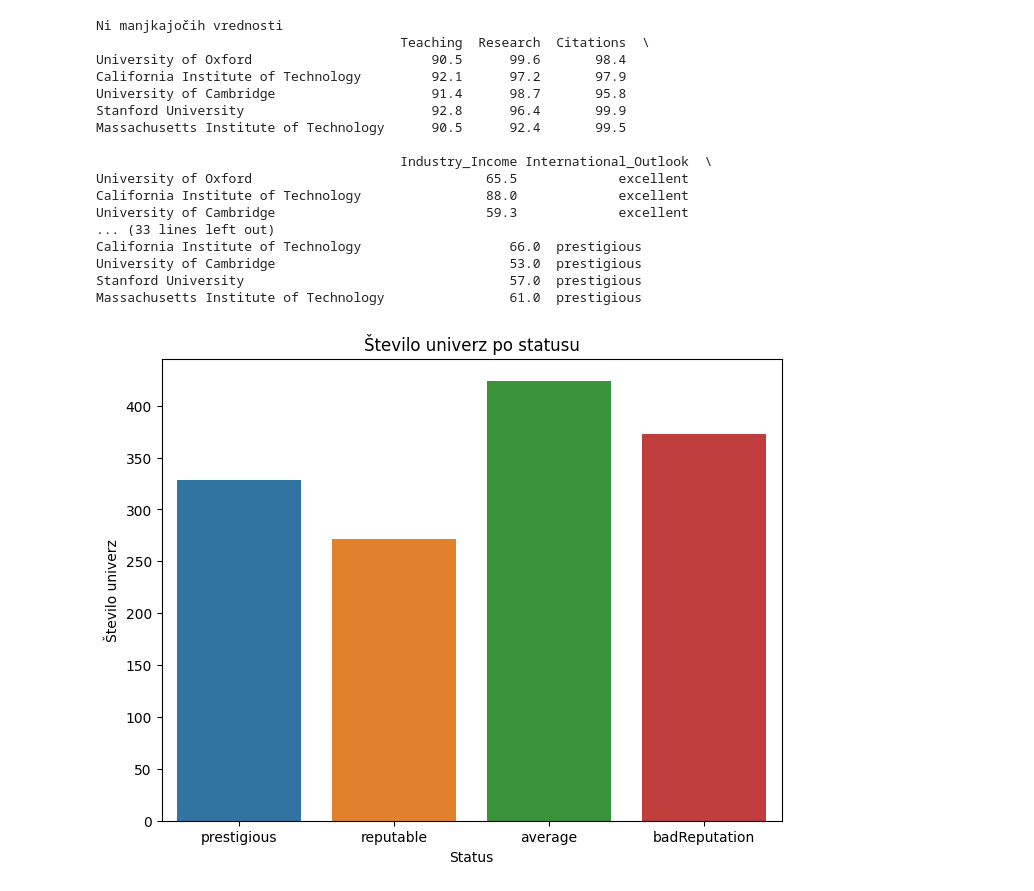
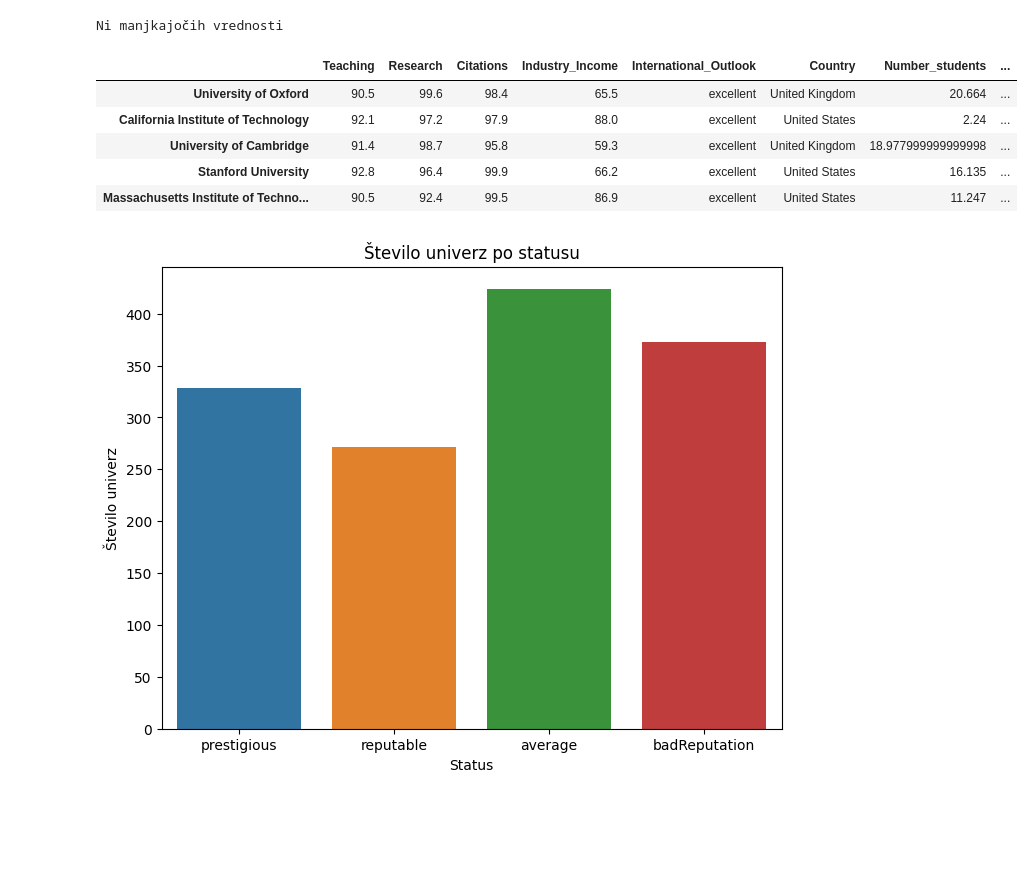
Before and after one commit to klarcika/TZ, a Jupyter notebook: Naloga4.ipynb, the cells around one changed output. Cells and saved outputs as stored; diff of their text form; code cells hidden in the pictures; blank space fills up the shorter version.

```diff
--- a/Naloga4.ipynb
+++ b/Naloga4.ipynb
@@ -19,42 +19,32 @@ df[kategoricni]= najpogostejsi.fit_transform(df[kategoricni])
 # %%
 # 1. Ustvarite nov stolpec Status. Vse univerzitete, ki imajo Rank:
 # manjši od 200, naj imajo status prestigious (prestižne),
 # večji od 200 in manjši od 300, naj imajo status reputable (ugledne),
 # večji od 300 in manjši od 430, naj imajo status average (povprečne),
 # večji od 430, naj imajo status badReputation (slab sloves).
 # Pazite da zajamete tudi mejne vrednosti. Na koncu preverite, da ne obstajajo nobene manjkajoče vrednosti. Izpišite prvih 5 vrstic.
 
 df['Status'] = pd.cut(df['Rank'],
                       bins=[0, 200, 300, 430, df['Rank'].max()],
                       labels=['prestigious', 'reputable', 'average', 'badReputation'],
                       include_lowest=True)
 
 # Preverite, če obstajajo manjkajoče vrednosti
 if df['Status'].isnull().any():
     print("manjkajoce vrednosti.")
 else:
     print("Ni manjkajočih vrednosti")
 
 # Izpišite prvih 5 vrstic
-print(df.head())
+df.head()
 # %% [output]
 Ni manjkajočih vrednosti
-                                       Teaching  Research  Citations  \
-University of Oxford                       90.5      99.6       98.4
-California Institute of Technology         92.1      97.2       97.9
-University of Cambridge                    91.4      98.7       95.8
-Stanford University                        92.8      96.4       99.9
-Massachusetts Institute of Technology      90.5      92.4       99.5
-
-                                       Industry_Income International_Outlook  \
-University of Oxford                              65.5             excellent
-California Institute of Technology                88.0             excellent
-University of Cambridge                           59.3             excellent
-... (33 lines left out)
-California Institute of Technology                   66.0  prestigious
-University of Cambridge                              53.0  prestigious
-Stanford University                                  57.0  prestigious
-Massachusetts Institute of Technology                61.0  prestigious
+|  | Teaching | Research | Citations | Industry_Income | International_Outlook | Country | Number_students | ... |
+| University of Oxford | 90.5 | 99.6 | 98.4 | 65.5 | excellent | United Kingdom | 20.664 | ... |
+| California Institute of Technology | 92.1 | 97.2 | 97.9 | 88.0 | excellent | United States | 2.24 | ... |
+| University of Cambridge | 91.4 | 98.7 | 95.8 | 59.3 | excellent | United Kingdom | 18.977999999999998 | ... |
+| Stanford University | 92.8 | 96.4 | 99.9 | 66.2 | excellent | United States | 16.135 | ... |
+| Massachusetts Institute of Techno... | 90.5 | 92.4 | 99.5 | 86.9 | excellent | United States | 11.247 | ... |
 # %%
 # 2. Izrišite graf, ki bo prikazoval, koliko je univerz s posameznim statusom.
 import seaborn as sns
```
